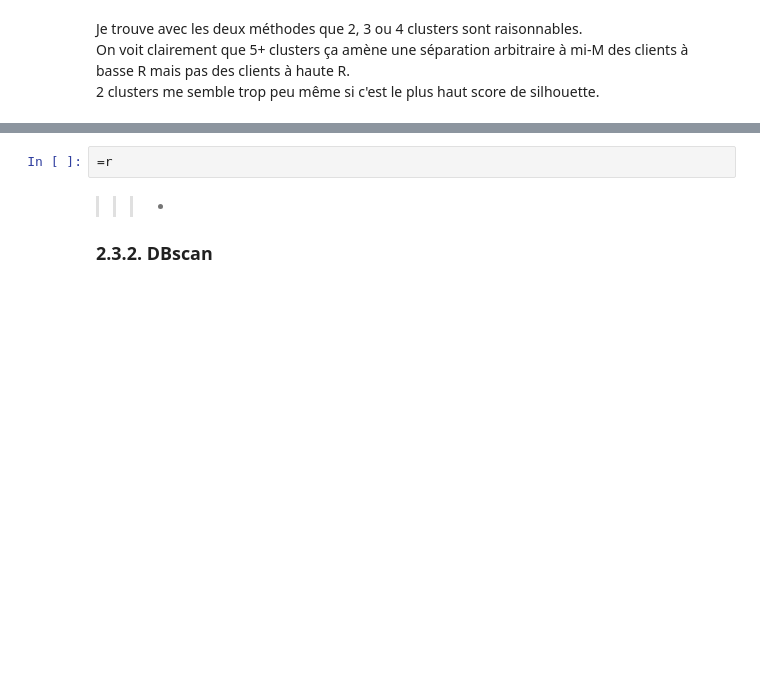
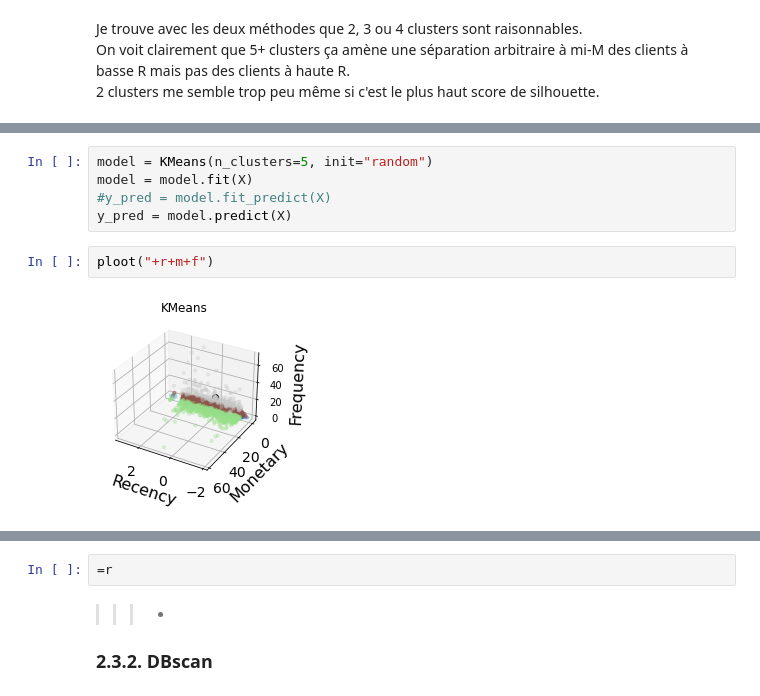
Before and after one commit to chouxxxx/P5_RFM_sectionning, a Jupyter notebook: P5_pred_3.ipynb, the cells around one changed output, grey strips where cells are left out. Cells and saved outputs as stored; diff of their text form; blank space fills up the shorter version.

```diff
--- a/P5_pred_3.ipynb
+++ b/P5_pred_3.ipynb
@@ -438,0 +466,9 @@ On voit clairement que 5+ clusters ça amène une séparation arbitraire à mi-M
+# %%
+model = KMeans(n_clusters=5, init="random")
+model = model.fit(X)
+#y_pred = model.fit_predict(X)
+y_pred = model.predict(X)
+# %%
+ploot("+r+m+f")
+# %% [output]
+[figure, added]
```
Also changed, not shown: parts of 14 cells of this notebook, 6 other files.
